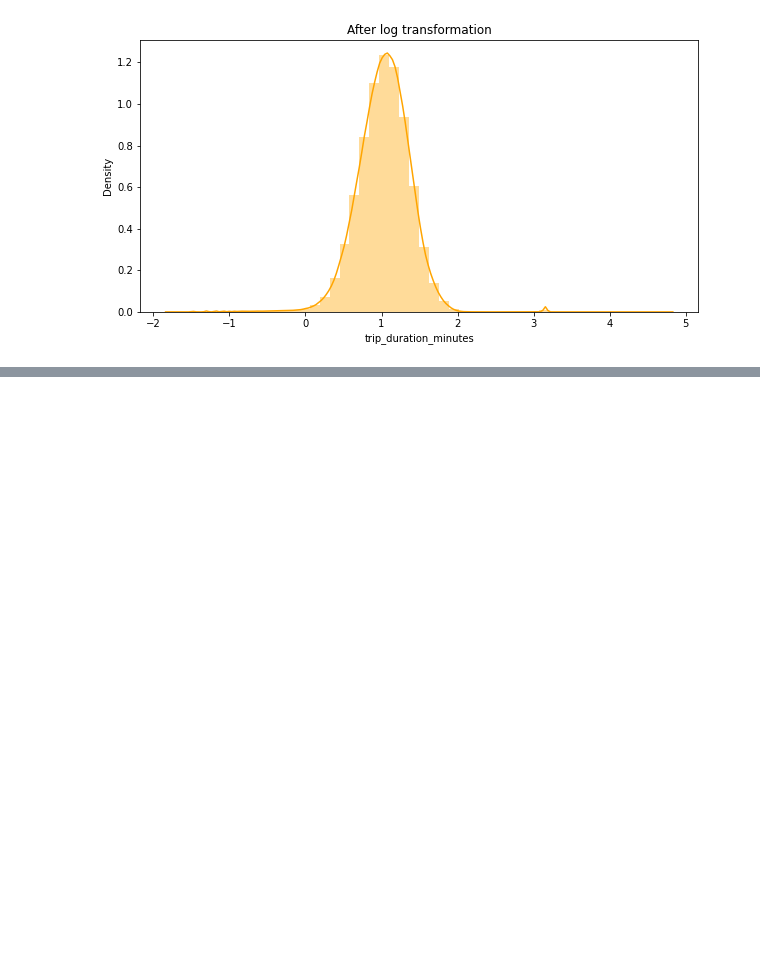
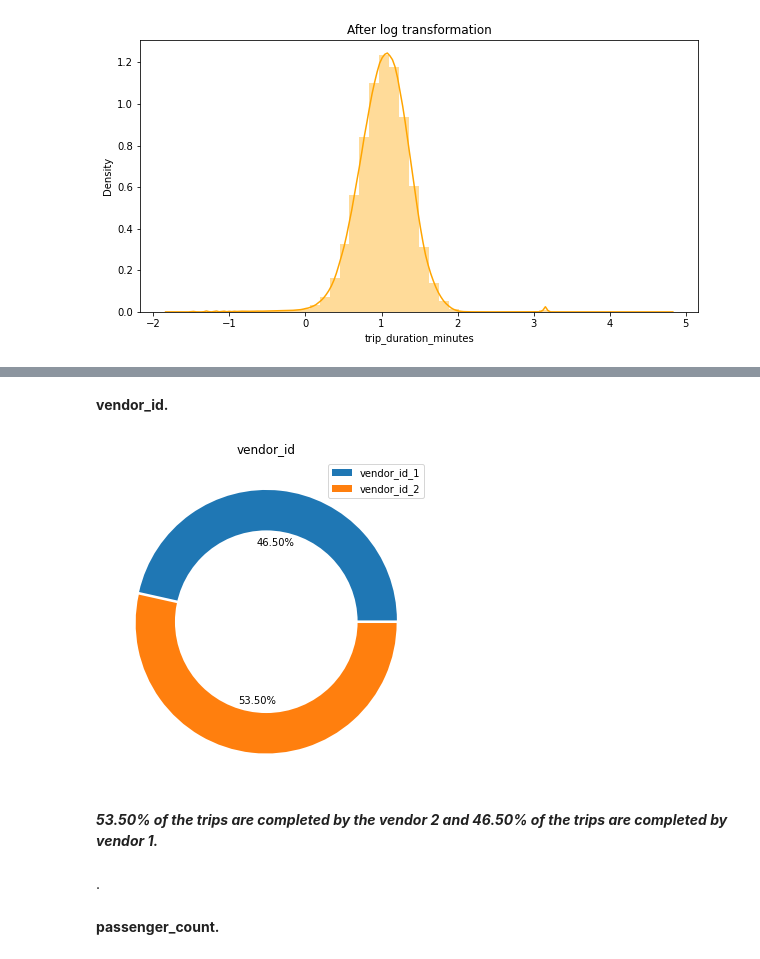
Before and after one commit to anishjohnson/NYC_Taxi_Trip_Time_Prediction, a Jupyter notebook: NYC_Taxi_TripDuration_Prediction.ipynb, the cells around one changed output, grey strips where cells are left out. Drawn from its saved outputs; the diff is of its cells as text; code cells hidden in the pictures; blank space fills up the shorter version.

```diff
--- a/NYC_Taxi_TripDuration_Prediction.ipynb
+++ b/NYC_Taxi_TripDuration_Prediction.ipynb
@@ -155,6 +158,17 @@ nyc_df.drop('id', inplace=True, axis=1)
 # Change format for pickup_datetime and dropoff_time.
 nyc_df['pickup_datetime'] = pd.to_datetime(nyc_df['pickup_datetime'])
 nyc_df['dropoff_datetime'] = pd.to_datetime(nyc_df['dropoff_datetime'])
+# %%
+# Retrive day and month data.
+nyc_df['day'] = nyc_df.pickup_datetime.dt.weekday
+nyc_df['month'] = nyc_df.pickup_datetime.dt.month
+
+# Retrive pickup and dropoff hrs.
+nyc_df['pickup_hour'] = nyc_df.pickup_datetime.dt.hour
+nyc_df['dropoff_hour'] = nyc_df.dropoff_datetime.dt.hour
+# %%
+# Now lets drop pickup_datetime and dropoff_datetime as we have extracted data from it.
+nyc_df.drop(['pickup_datetime', 'dropoff_datetime'], inplace=True, axis=1)
 # %%
 # Convert the data from seconds to mins.
 nyc_df['trip_duration_minutes']=nyc_df['trip_duration']/60
@@ -205,0 +232,29 @@ plt.show()
+# %% [markdown]
+**vendor_id.**
+# %%
+# Calculate the trips done by each vendor.
+one = len(nyc_df[nyc_df['vendor_id'] == 1])
+two = len(nyc_df[nyc_df['vendor_id'] == 2])
+v_id = [one, two]
+v_name = ['vendor_id_1', 'vendor_id_2']
+
+# Plot it.
+fig = plt.figure(figsize=(6,6))
+plt.pie(v_id, autopct='%1.2f%%', explode=(0.01,0.01))
+plt.title('vendor_id')
+plt.legend(labels=v_name)
+
+#draw circle
+centre_circle = plt.Circle((0,0),0.70,fc='white')
+fig = plt.gcf()
+fig.gca().add_artist(centre_circle)
+
+plt.show()
+# %% [output]
+[figure, added]
+# %% [markdown]
+***53.50% of the trips are completed by the vendor 2 and 46.50% of the trips are completed by vendor 1.***
+# %% [markdown]
+.
+# %% [markdown]
+**passenger_count.**
```
Also changed, not shown: parts of 9 cells of this notebook.
